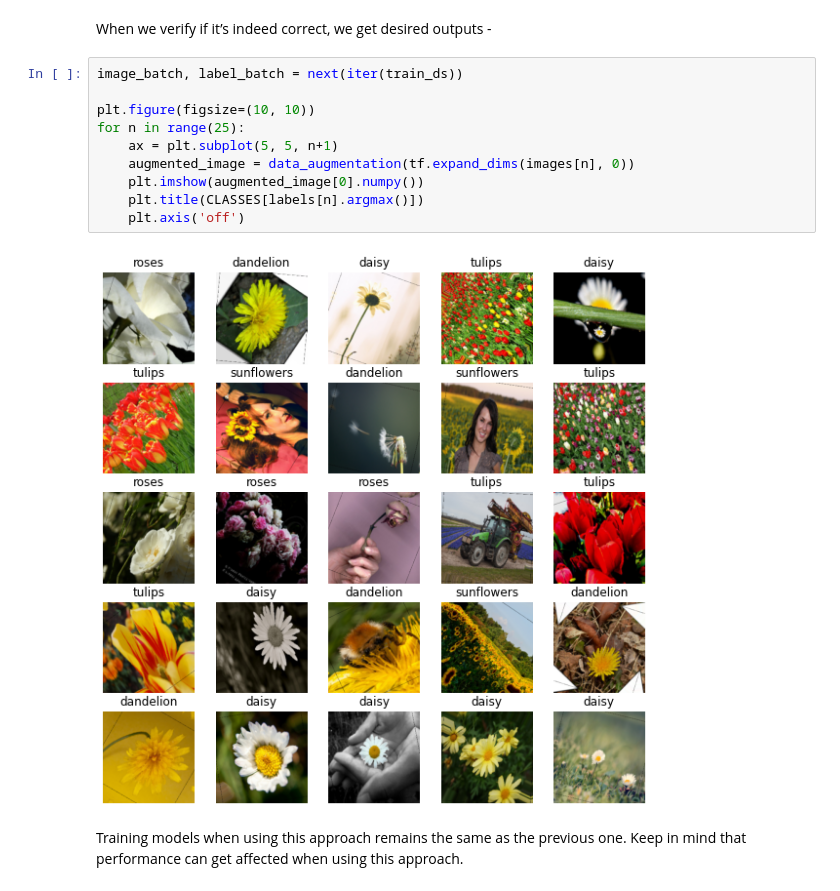
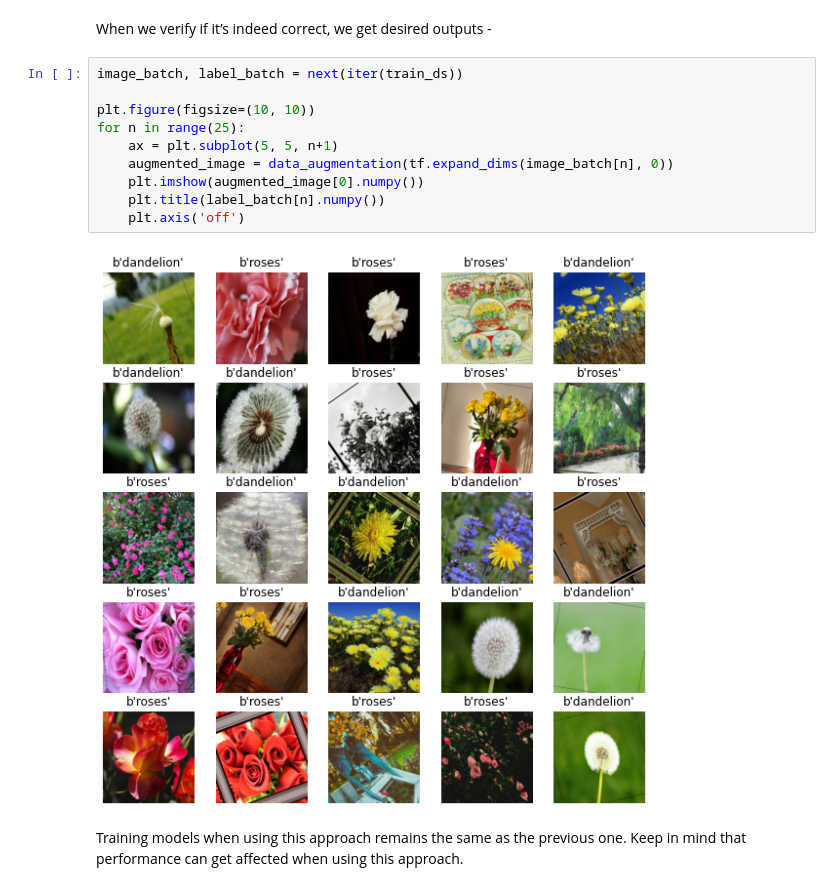
Before and after one commit to sayakpaul/portfolio, a Jupyter notebook: _notebooks/2020-05-10-augmemtation-recipes.ipynb, the cells around one changed output. Drawn from its saved outputs; the diff is of its cells as text.

```diff
--- a/_notebooks/2020-05-10-augmemtation-recipes.ipynb
+++ b/_notebooks/2020-05-10-augmemtation-recipes.ipynb
@@ -288,15 +288,15 @@ When we verify if it’s indeed correct, we get desired outputs -
 # %%
 image_batch, label_batch = next(iter(train_ds))
 
 plt.figure(figsize=(10, 10))
 for n in range(25):
     ax = plt.subplot(5, 5, n+1)
-    augmented_image = data_augmentation(tf.expand_dims(images[n], 0))
+    augmented_image = data_augmentation(tf.expand_dims(image_batch[n], 0))
     plt.imshow(augmented_image[0].numpy())
-    plt.title(CLASSES[labels[n].argmax()])
+    plt.title(label_batch[n].numpy())
     plt.axis('off')
 # %% [output]
-[figure, old version]
+[figure, new version]
 # %% [markdown]
 Training models when using this approach remains the same as the previous one. Keep in mind that performance can get affected when using this approach.
 # %% [markdown]
```
Also changed, not shown: parts of 3 cells of this notebook.
